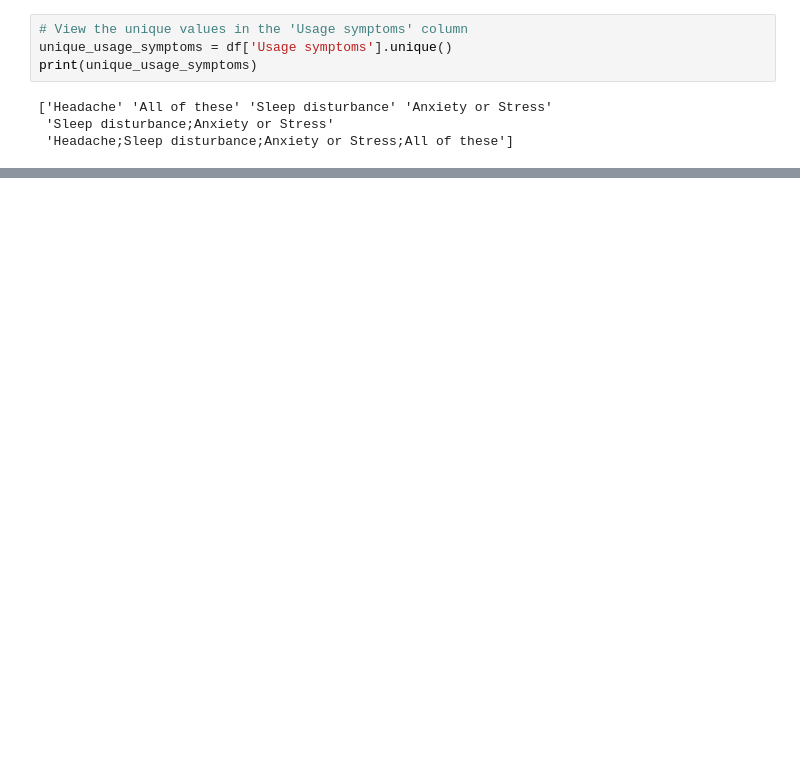
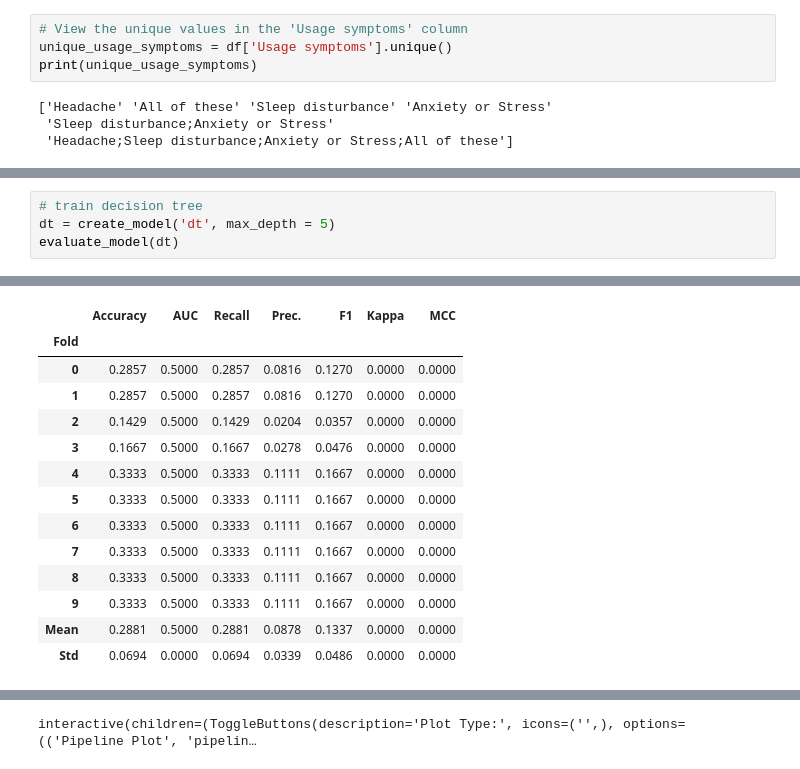
Before and after one commit to HannahSRaju/ITCS6162_Group8, a Jupyter notebook: ITCS6162_Group8.ipynb, the cells around one changed output, grey strips where cells are left out. Cells and saved outputs as stored; diff of their text form; blank space fills up the shorter version.

```diff
--- a/ITCS6162_Group8.ipynb
+++ b/ITCS6162_Group8.ipynb
@@ -253,0 +726,5 @@ plt.show()
+# %%
+# train decision tree
+dt = create_model('dt', max_depth = 5)
+evaluate_model(dt)
+# %% [output]
@@ -253,0 +732,14 @@ plt.show()
+|  | Accuracy | AUC | Recall | Prec. | F1 | Kappa | MCC |
+| Fold |  |  |  |  |  |  |  |
+| 0 | 0.2857 | 0.5000 | 0.2857 | 0.0816 | 0.1270 | 0.0000 | 0.0000 |
+| 1 | 0.2857 | 0.5000 | 0.2857 | 0.0816 | 0.1270 | 0.0000 | 0.0000 |
+| 2 | 0.1429 | 0.5000 | 0.1429 | 0.0204 | 0.0357 | 0.0000 | 0.0000 |
+| 3 | 0.1667 | 0.5000 | 0.1667 | 0.0278 | 0.0476 | 0.0000 | 0.0000 |
+| 4 | 0.3333 | 0.5000 | 0.3333 | 0.1111 | 0.1667 | 0.0000 | 0.0000 |
+| 5 | 0.3333 | 0.5000 | 0.3333 | 0.1111 | 0.1667 | 0.0000 | 0.0000 |
+| 6 | 0.3333 | 0.5000 | 0.3333 | 0.1111 | 0.1667 | 0.0000 | 0.0000 |
+| 7 | 0.3333 | 0.5000 | 0.3333 | 0.1111 | 0.1667 | 0.0000 | 0.0000 |
+| 8 | 0.3333 | 0.5000 | 0.3333 | 0.1111 | 0.1667 | 0.0000 | 0.0000 |
+| 9 | 0.3333 | 0.5000 | 0.3333 | 0.1111 | 0.1667 | 0.0000 | 0.0000 |
+| Mean | 0.2881 | 0.5000 | 0.2881 | 0.0878 | 0.1337 | 0.0000 | 0.0000 |
+| Std | 0.0694 | 0.0000 | 0.0694 | 0.0339 | 0.0486 | 0.0000 | 0.0000 |
@@ -253,0 +747 @@ plt.show()
+interactive(children=(ToggleButtons(description='Plot Type:', icons=('',), options=(('Pipeline Plot', 'pipelin…
```
Also changed, not shown: parts of 23 cells of this notebook.
